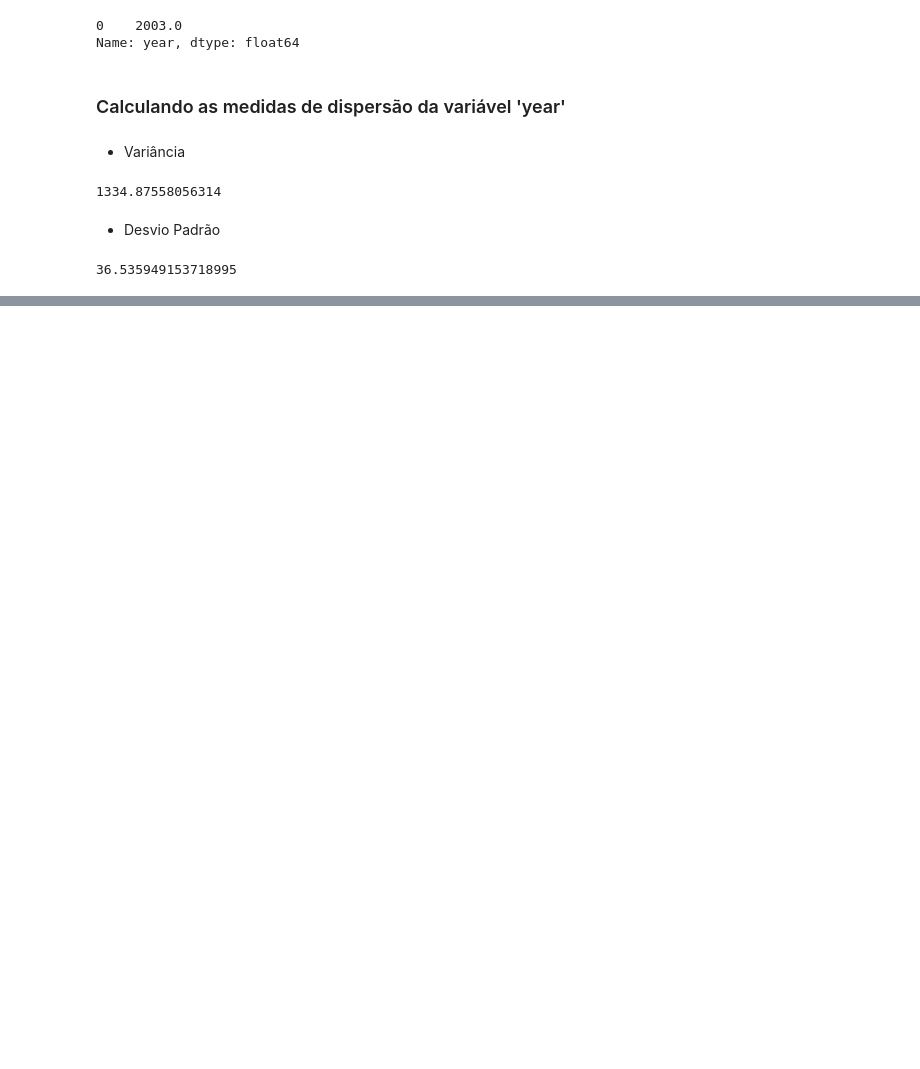
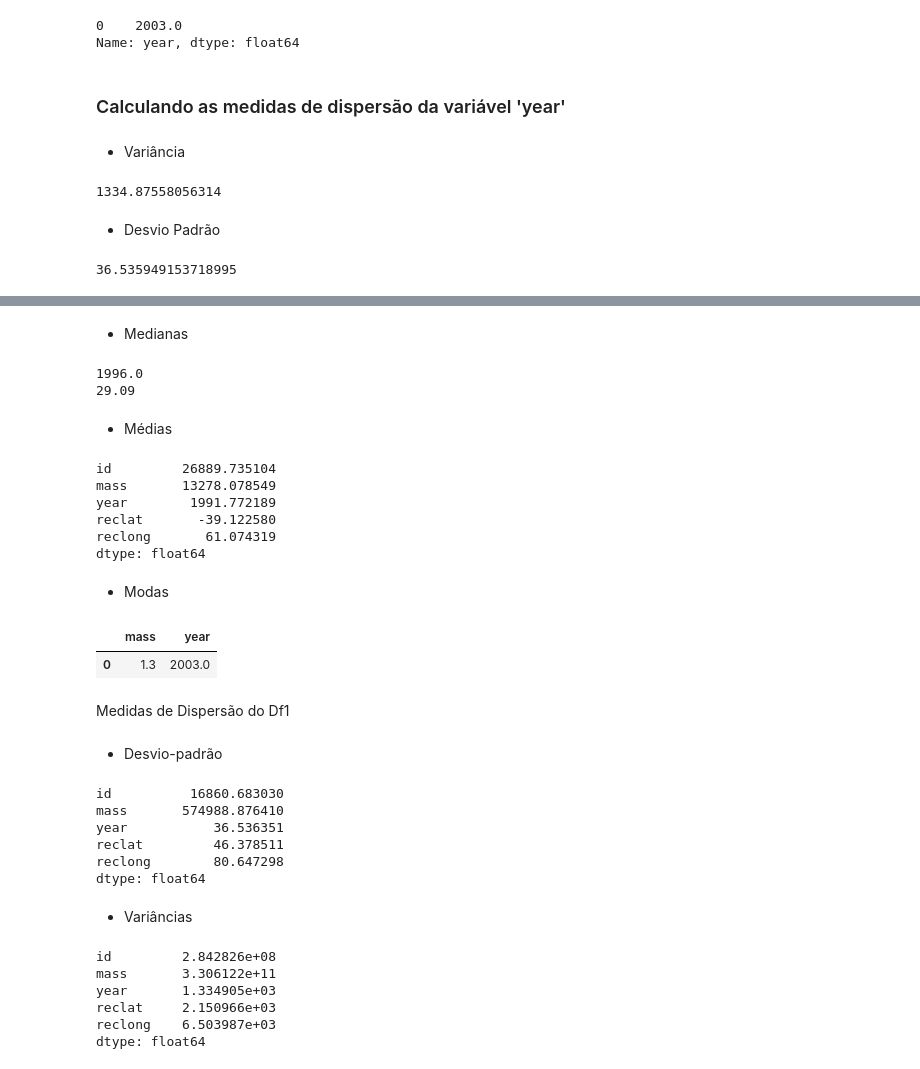
Before and after one commit to biabcaval/Projeto-ICD-analise-meteoros, a Jupyter notebook: #2_meteorite_landings.ipynb, the cells around one changed output, grey strips where cells are left out. Cells and saved outputs as stored; diff of their text form; code cells hidden in the pictures; blank space fills up the shorter version.

Commit message:
Resumo das medidas de centralidade e dispersão adicionado

```diff
--- a/#2_meteorite_landings.ipynb
+++ b/#2_meteorite_landings.ipynb
@@ -141,0 +151,51 @@ desvio_anos
+# %% [markdown]
+- Medianas
+# %%
+print((df1.sort_values(by='year', ascending=False).dropna()['year']).median()) # mediana de 'year'
+
+print((df1.sort_values(by='mass', ascending=False).dropna()['mass']).median()) # mediana de 'mass'
+# %% [output]
+1996.0
+29.09
+# %% [markdown]
+- Médias
+# %%
+df1.mean(numeric_only='True')
+# %% [output]
+id         26889.735104
+mass       13278.078549
+year        1991.772189
+reclat       -39.122580
+reclong       61.074319
+dtype: float64
+# %% [markdown]
+- Modas
+# %%
+df1.mode(numeric_only='True', dropna='True')[['mass', 'year']].head(1)
+# %% [output]
+|  | mass | year |
+| 0 | 1.3 | 2003.0 |
+# %% [markdown]
+Medidas de Dispersão do Df1
+# %% [markdown]
+- Desvio-padrão
+# %%
+df1.std(numeric_only=True).dropna()
+# %% [output]
+id          16860.683030
+mass       574988.876410
+year           36.536351
+reclat         46.378511
+reclong        80.647298
+dtype: float64
+# %% [markdown]
+- Variâncias
+# %%
+df1.var(numeric_only=True).dropna()
+# %% [output]
+id         2.842826e+08
+mass       3.306122e+11
+year       1.334905e+03
+reclat     2.150966e+03
+reclong    6.503987e+03
+dtype: float64
```
Also changed, not shown: parts of 4 cells of this notebook.
